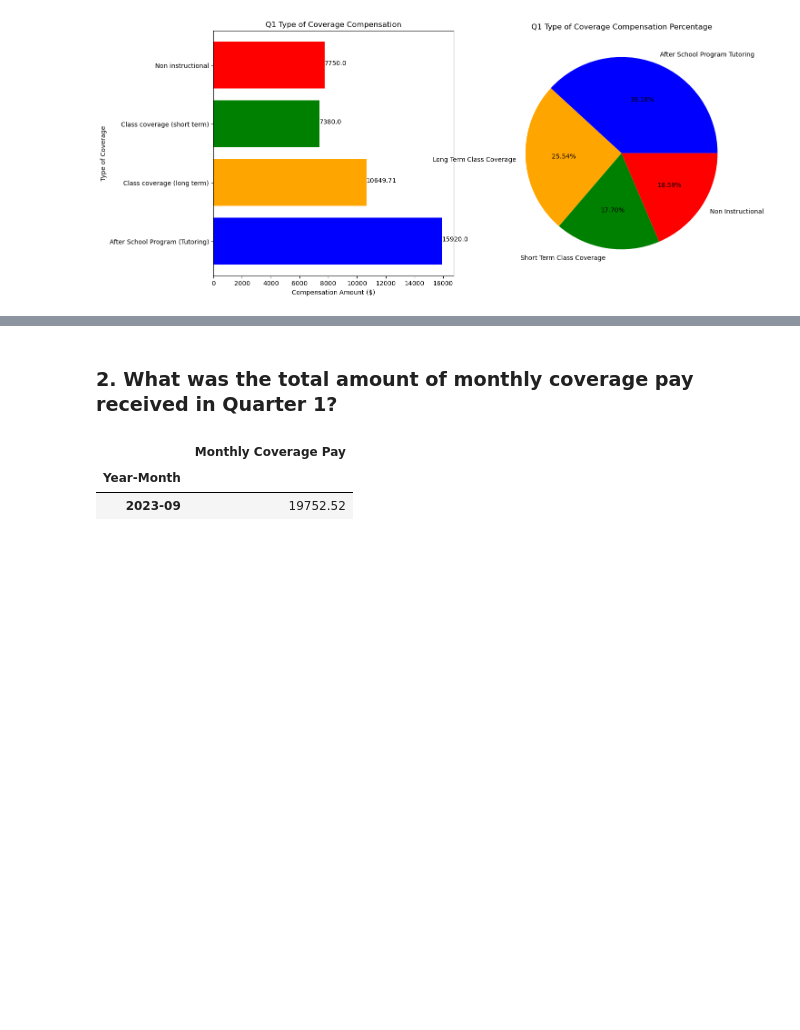
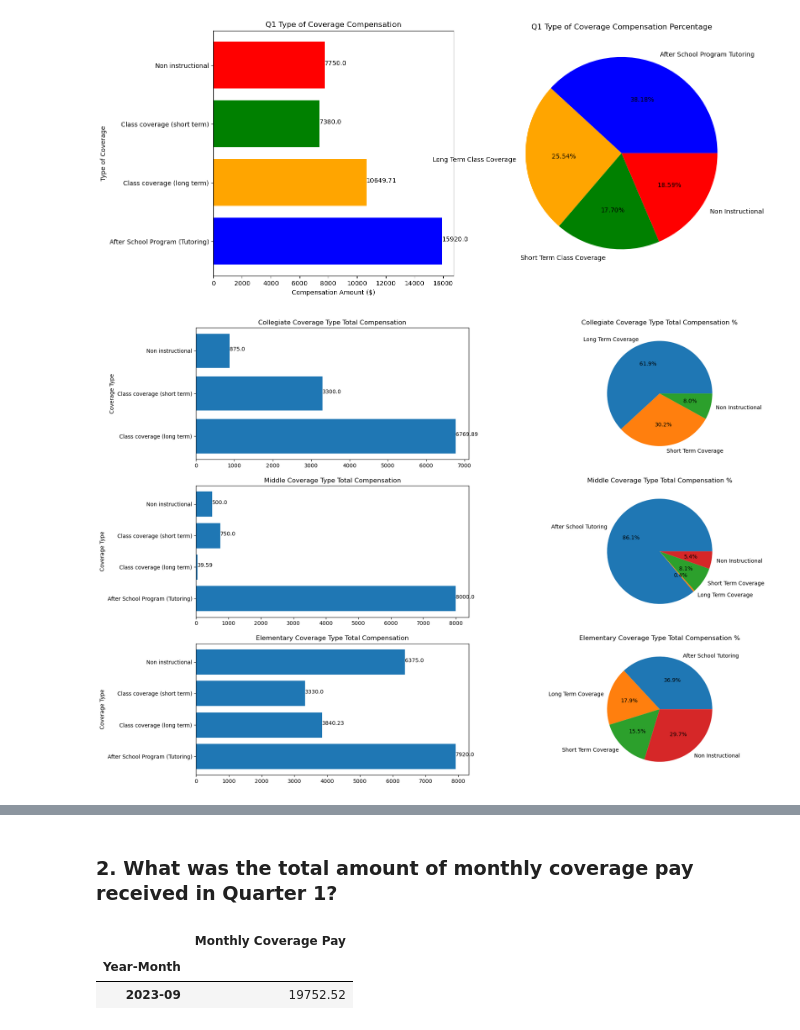
Before and after one commit to Scipio94/Coverage-Pay-Analysis, a Jupyter notebook: Coverage Pay Data Analysis.ipynb, the cells around one changed output, grey strips where cells are left out. Cells and saved outputs as stored; diff of their text form; code cells hidden in the pictures; blank space fills up the shorter version.

```diff
--- a/Coverage Pay Data Analysis.ipynb
+++ b/Coverage Pay Data Analysis.ipynb
@@ -138,4 +220,64 @@ for index, value in enumerate (round(Coverage_Type_Compensation['Total Compensat
 plt.show()
 # %% [output]
 [figure]
+# %%
+#Coverage Type Compensation Totals - Campus
+Coverage_Type_Compensation_Campus_Total = df.groupby(['Campus','Type of Coverage'])['Total Compensation'].sum().reset_index()
+Coverage_Type_Compensation_Campus_Total = pd.DataFrame(Coverage_Type_Compensation_Campus_Total)
+
+#Creating Campus Dataframes
+Coverage_Type_Collegiate_Total = Coverage_Type_Compensation_Campus_Total[Coverage_Type_Compensation_Campus_Total['Campus'] == 'Collegiate']
+Coverage_Type_Middle_Total = Coverage_Type_Compensation_Campus_Total[Coverage_Type_Compensation_Campus_Total['Campus'] == 'Middle']
+Coverage_Type_Elementary_Total = Coverage_Type_Compensation_Campus_Total[Coverage_Type_Compensation_Campus_Total['Campus'] == 'Elementary']
+# %%
+#Creating subplot figure
+fig,ax = plt.subplots(nrows = 3, ncols =2, figsize = (20,15))
+
+#labels
+collegiate_labels = ['Long Term Coverage','Short Term Coverage', 'Non Instructional']
+middle_labels = ['After School Tutoring','Long Term Coverage','Short Term Coverage', 'Non Instructional']
+elementary_labels = ['After School Tutoring', 'Long Term Coverage', 'Short Term Coverage', 'Non Instructional']
+
+#Plotting Data
+
+#Collegiate Data
+ax[0,0].barh(Coverage_Type_Collegiate_Total['Type of Coverage'], Coverage_Type_Collegiate_Total['Total Compensation'])
+ax[0,1].pie(Coverage_Type_Collegiate_Total['Total Compensation'], autopct = '%.1f%%', labels = collegiate_labels )
+
+#Middle Data
+ax[1,0].barh(Coverage_Type_Middle_Total['Type of Coverage'], Coverage_Type_Middle_Total['Total Compensation'])
+ax[1,1].pie(Coverage_Type_Middle_Total['Total Compensation'], autopct = '%.1f%%', labels = middle_labels)
+
+
+#Elementary Data
+ax[2,0].barh(Coverage_Type_Elementary_Total['Type of Coverage'], Coverage_Type_Elementary_Total['Total Compensation'])
+ax[2,1].pie(Coverage_Type_Elementary_Total['Total Compensation'], autopct = '%.1f%%', labels = elementary_labels)
+
+#Titles
+ax[0,0].set_title('Collegiate Coverage Type Total Compensation')
+ax[0,1].set_title('Collegiate Coverage Type Total Compensation %')
+ax[1,0].set_title('Middle Coverage Type Total Compensation')
+ax[1,1].set_title('Middle Coverage Type Total Compensation %')
+ax[2,0].set_title('Elementary Coverage Type Total Compensation')
+ax[2,1].set_title('Elementary Coverage Type Total Compensation %')
+
+#Axis Labels
+ax[0,0].set_ylabel('Coverage Type')
+ax[1,0].set_ylabel('Coverage Type')
+ax[2,0].set_ylabel('Coverage Type')
+
+#Data Labels
+
+for index,value in enumerate (Coverage_Type_Collegiate_Total['Total Compensation']):
+    ax[0,0].text(value, index, str(value), ha = 'left')
+
+
+for index, value in enumerate (Coverage_Type_Middle_Total['Total Compensation']):
+    ax[1,0].text(value, index, str(value))
+
+
+for index, value in enumerate (Coverage_Type_Elementary_Total['Total Compensation']):
+    ax[2,0].text(value, index, str(value))
+# %% [output]
+[figure, added]
 # %% [markdown]
```
Also changed, not shown: parts of 8 cells of this notebook.
